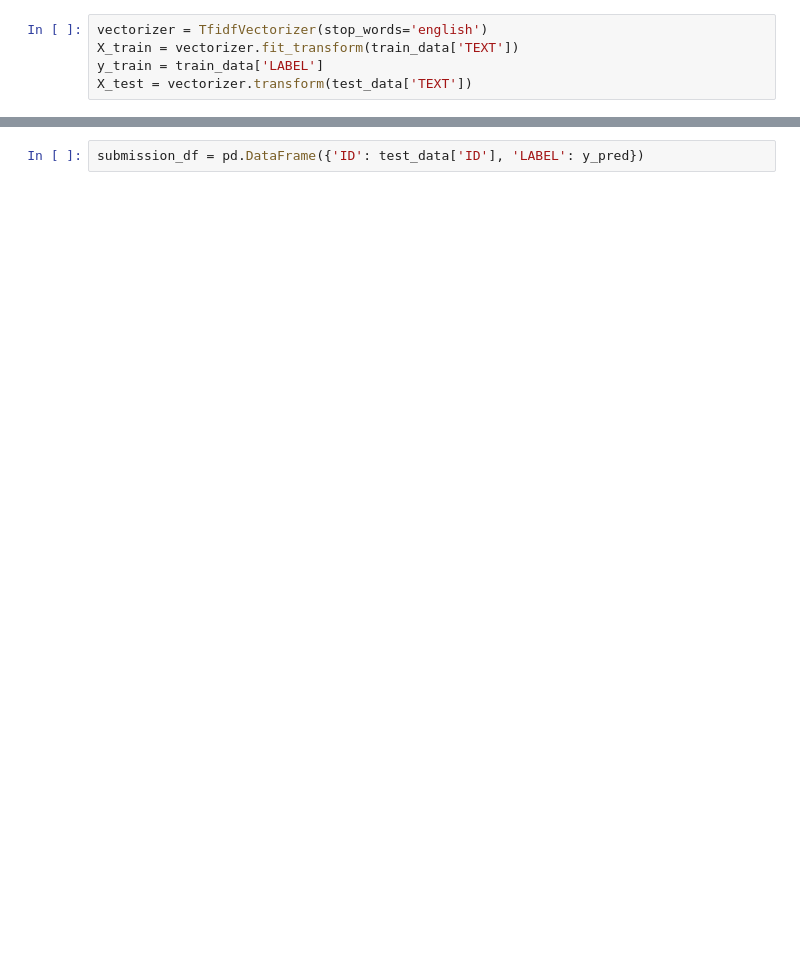
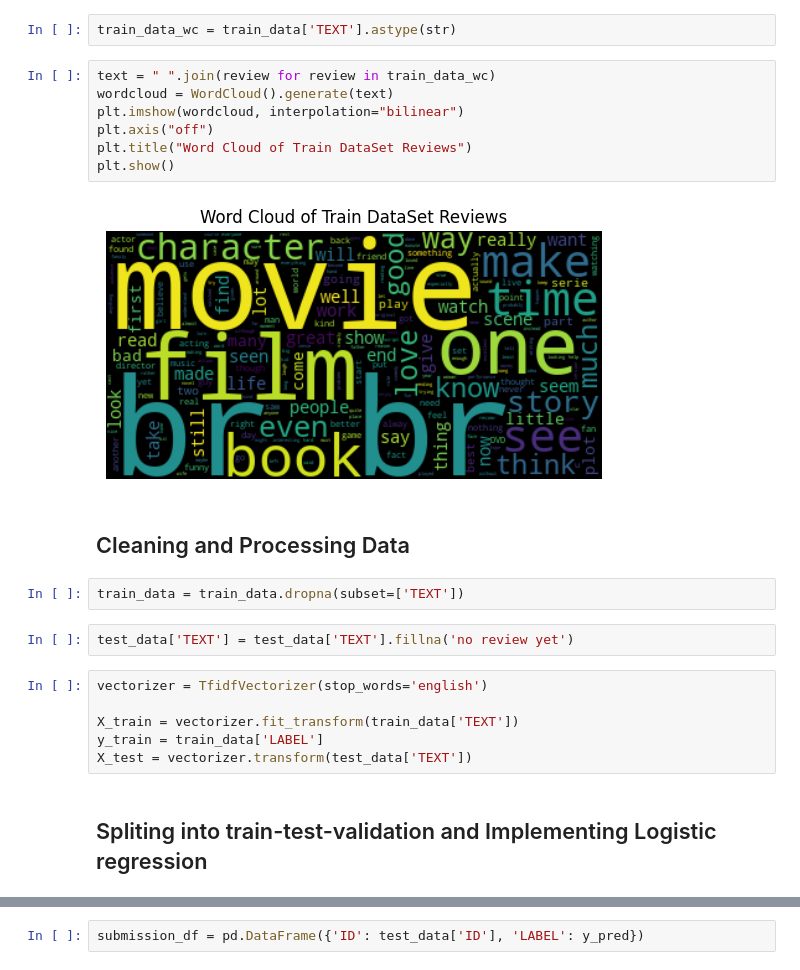
Before and after one commit to uazhlt-ms-program/grad-level-term-project-kaggle-competition-eshaanmathakari, a Jupyter notebook: classifier-try-2.ipynb, the cells around one changed output, grey strips where cells are left out. Drawn from its saved outputs; the diff is of its cells as text; blank space fills up the shorter version.

```diff
--- a/classifier-try-2.ipynb
+++ b/classifier-try-2.ipynb
@@ -86,6 +108,26 @@ object
+# %%
+train_data_wc = train_data['TEXT'].astype(str)
+# %%
+text = " ".join(review for review in train_data_wc)
+wordcloud = WordCloud().generate(text)
+plt.imshow(wordcloud, interpolation="bilinear")
+plt.axis("off")
+plt.title("Word Cloud of Train DataSet Reviews")
+plt.show()
+# %% [output]
+[figure, added]
+# %% [markdown]
+## Cleaning and Processing Data
+# %%
+train_data = train_data.dropna(subset=['TEXT'])
+# %%
+test_data['TEXT'] = test_data['TEXT'].fillna('no review yet')
 # %%
 vectorizer = TfidfVectorizer(stop_words='english')
+
 X_train = vectorizer.fit_transform(train_data['TEXT'])
 y_train = train_data['LABEL']
 X_test = vectorizer.transform(test_data['TEXT'])
+# %% [markdown]
+## Spliting into train-test-validation and Implementing Logistic regression
 # %%
```
Also changed, not shown: parts of 29 cells of this notebook, 1 other file.
